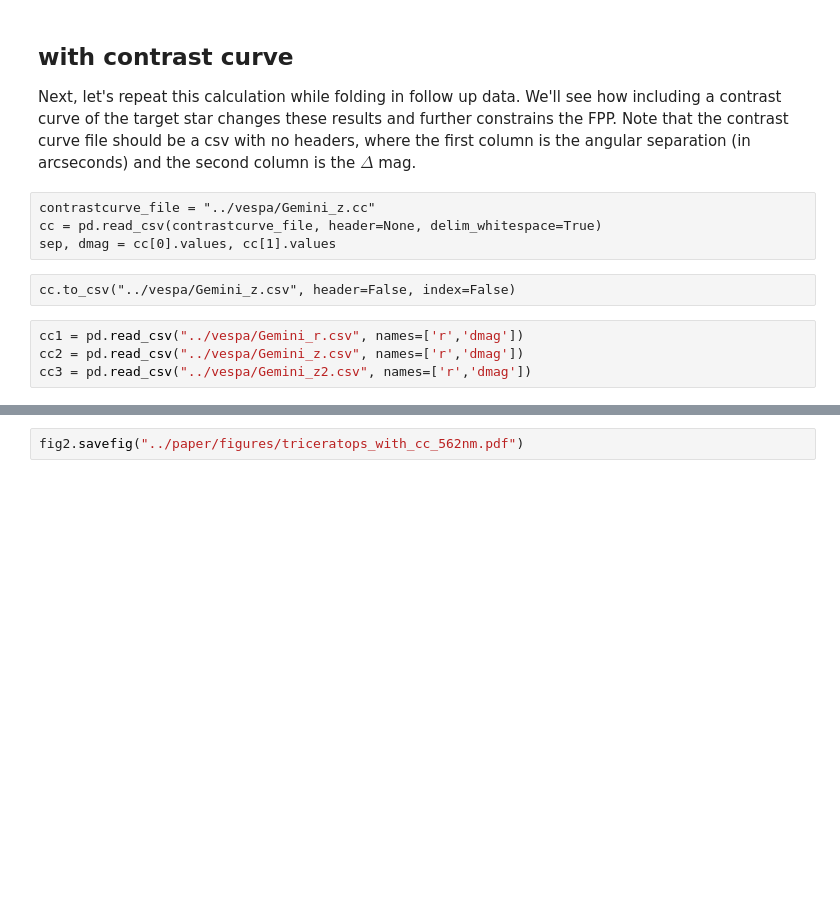
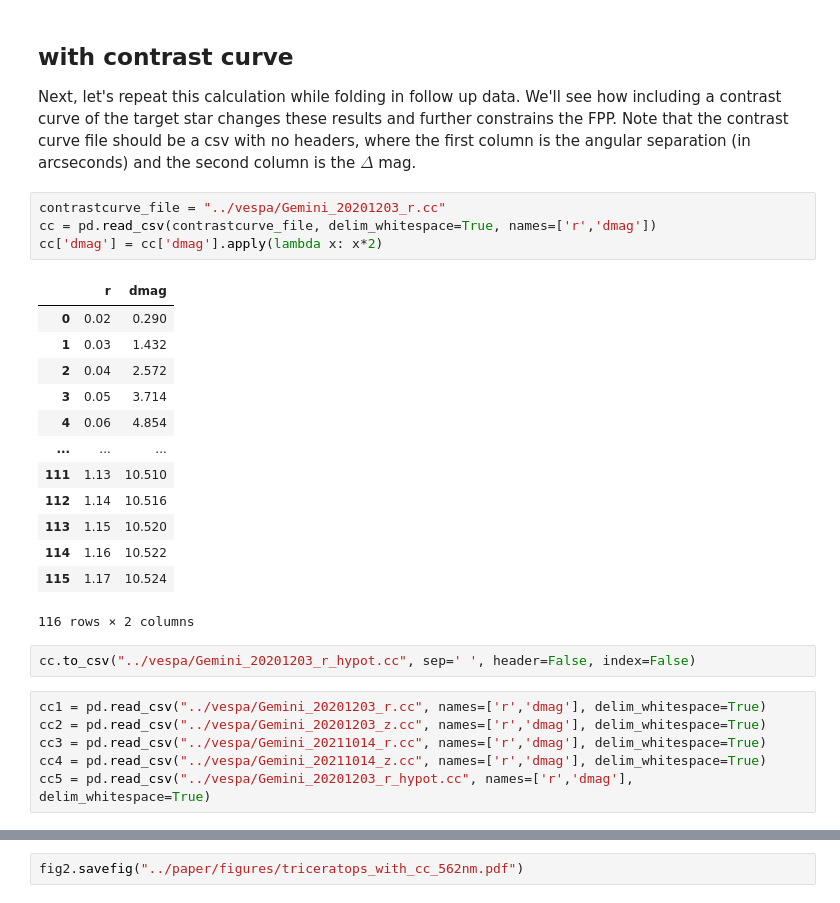
Before and after one commit to jpdeleon/toi1696, a Jupyter notebook: notebooks/triceratops.ipynb, the cells around one changed output, grey strips where cells are left out. Cells and saved outputs as stored; diff of their text form; blank space fills up the shorter version.

```diff
--- a/notebooks/triceratops.ipynb
+++ b/notebooks/triceratops.ipynb
@@ -185,14 +185,30 @@ print("FPP =", meanFPP, "+/-", stdvFPP)
 ## with contrast curve
 
 Next, let's repeat this calculation while folding in follow up data. We'll see how including a contrast curve of the target star changes these results and further constrains the FPP. Note that the contrast curve file should be a csv with no headers, where the first column is the angular separation (in arcseconds) and the second column is the $\Delta$ mag.
-# %% [raw]
-contrastcurve_file = "../vespa/Gemini_z.cc"
-cc = pd.read_csv(contrastcurve_file, header=None, delim_whitespace=True)
-sep, dmag = cc[0].values, cc[1].values
-# %% [raw]
-cc.to_csv("../vespa/Gemini_z.csv", header=False, index=False)
+# %%
+contrastcurve_file = "../vespa/Gemini_20201203_r.cc"
+cc = pd.read_csv(contrastcurve_file, delim_whitespace=True, names=['r','dmag'])
+cc['dmag'] = cc['dmag'].apply(lambda x: x*2)
+# %% [output]
+|  | r | dmag |
+| 0 | 0.02 | 0.290 |
+| 1 | 0.03 | 1.432 |
+| 2 | 0.04 | 2.572 |
+| 3 | 0.05 | 3.714 |
+| 4 | 0.06 | 4.854 |
+| ... | ... | ... |
+| 111 | 1.13 | 10.510 |
+| 112 | 1.14 | 10.516 |
+| 113 | 1.15 | 10.520 |
+| 114 | 1.16 | 10.522 |
+| 115 | 1.17 | 10.524 |
+116 rows × 2 columns
+# %%
+cc.to_csv("../vespa/Gemini_20201203_r_hypot.cc", sep=' ', header=False, index=False)
 # %%
-cc1 = pd.read_csv("../vespa/Gemini_r.csv", names=['r','dmag'])
-cc2 = pd.read_csv("../vespa/Gemini_z.csv", names=['r','dmag'])
-cc3 = pd.read_csv("../vespa/Gemini_z2.csv", names=['r','dmag'])
+cc1 = pd.read_csv("../vespa/Gemini_20201203_r.cc", names=['r','dmag'], delim_whitespace=True)
+cc2 = pd.read_csv("../vespa/Gemini_20201203_z.cc", names=['r','dmag'], delim_whitespace=True)
+cc3 = pd.read_csv("../vespa/Gemini_20211014_r.cc", names=['r','dmag'], delim_whitespace=True)
+cc4 = pd.read_csv("../vespa/Gemini_20211014_z.cc", names=['r','dmag'], delim_whitespace=True)
+cc5 = pd.read_csv("../vespa/Gemini_20201203_r_hypot.cc", names=['r','dmag'], delim_whitespace=True)
 # %%
```
Also changed, not shown: parts of 10 cells of this notebook, 54 other files.
